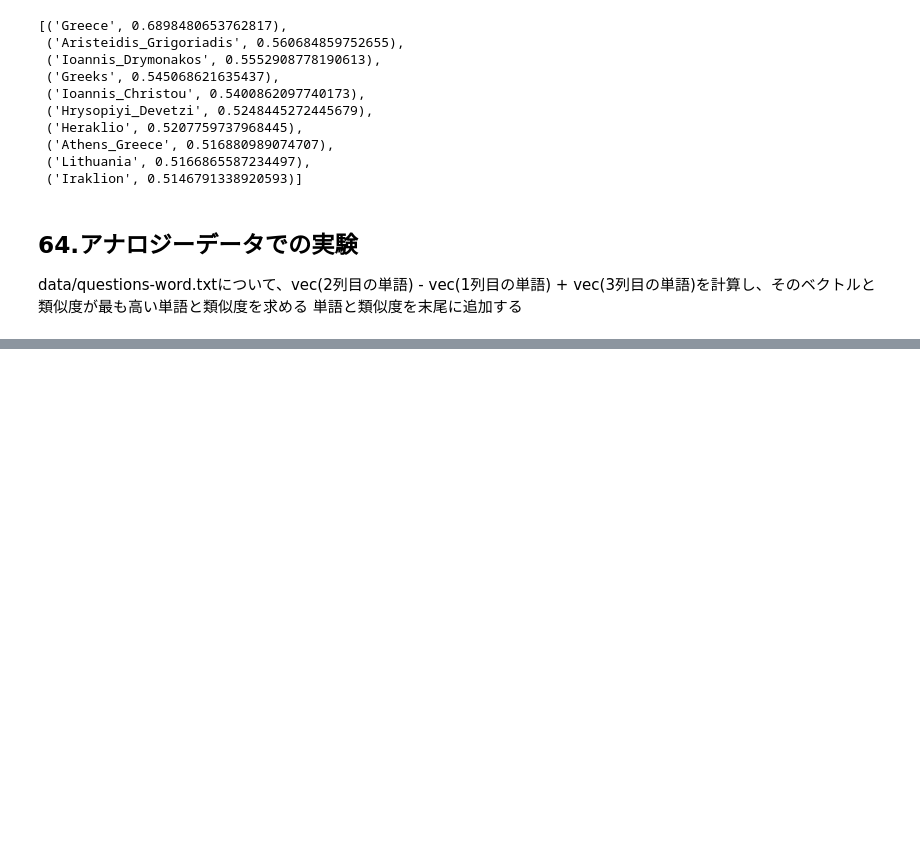
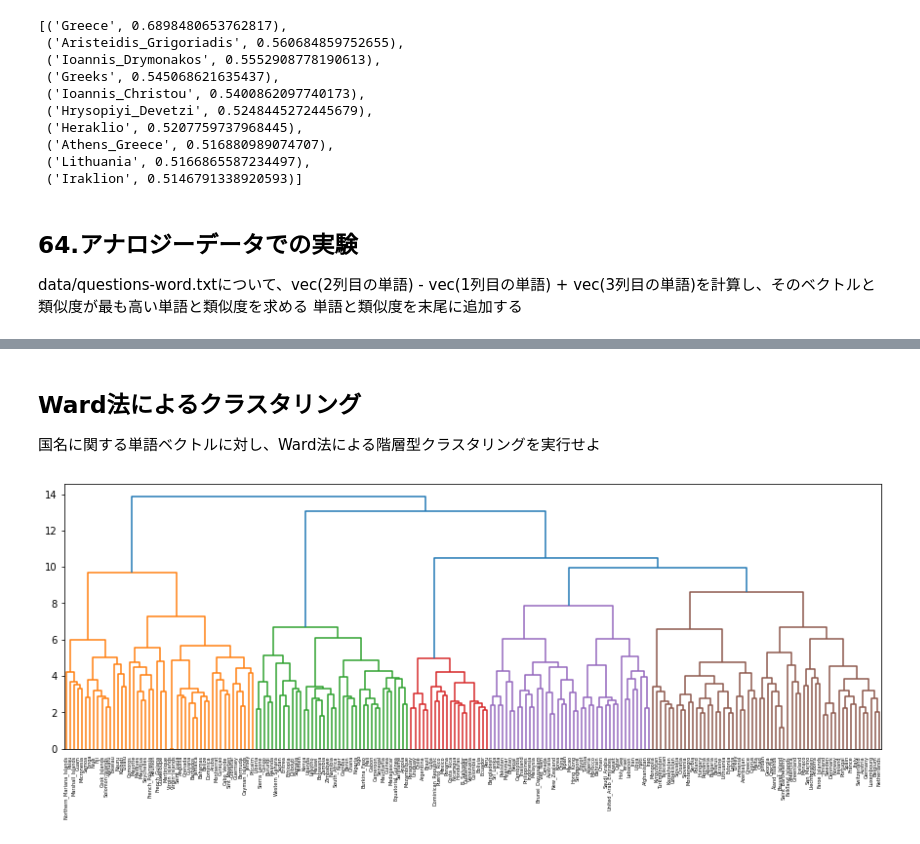
Before and after one commit to suzuhiki/NLP100knocks, a Jupyter notebook: 100knocks_07.ipynb, the cells around one changed output, grey strips where cells are left out. Drawn from its saved outputs; the diff is of its cells as text; code cells hidden in the pictures; blank space fills up the shorter version.

```diff
--- a/100knocks_07.ipynb
+++ b/100knocks_07.ipynb
@@ -123,0 +216,6 @@ if IS_FIRST:
+# %%
+df_countries = pd.read_csv("./data/iso_3166_countries.csv")
+df_countries["name"].replace(r"\(.*\)", "", regex=True, inplace=True)
+df_countries["name"] = df_countries["name"].str.rstrip()
+df_countries["name"] = df_countries["name"].str.replace(" ", "_")
+print(df_countries.head())
@@ -123,0 +243,13 @@ if IS_FIRST:
+# %%
+countries_namelist = df_countries["name"]
+countries_vec = [model[country] for country in countries_namelist if country in model]
+countries_namelist_small = [name for name in countries_namelist if name in model]
+
+from sklearn.cluster import KMeans
+
+kmeans = KMeans(n_clusters=5)
+kmeans.fit(countries_vec)
+for i in range(5):
+    cluster = np.where(kmeans.labels_ == i)[0]
+    print('cluster', i)
+    print(', '.join([countries_namelist_small[k] for k in cluster]))
@@ -123,0 +267,14 @@ if IS_FIRST:
+# %% [markdown]
+## Ward法によるクラスタリング
+国名に関する単語ベクトルに対し、Ward法による階層型クラスタリングを実行せよ
+# %%
+from matplotlib import pyplot as plt
+from scipy.cluster.hierarchy import dendrogram, linkage
+
+plt.figure(figsize=(15, 5))
+Z = linkage(countries_vec, method="ward")
+
+dendrogram(Z, labels=countries_namelist_small)
+plt.show()
+# %% [output]
+[figure, added]
```
Also changed, not shown: parts of 17 cells of this notebook, 2 other files.
